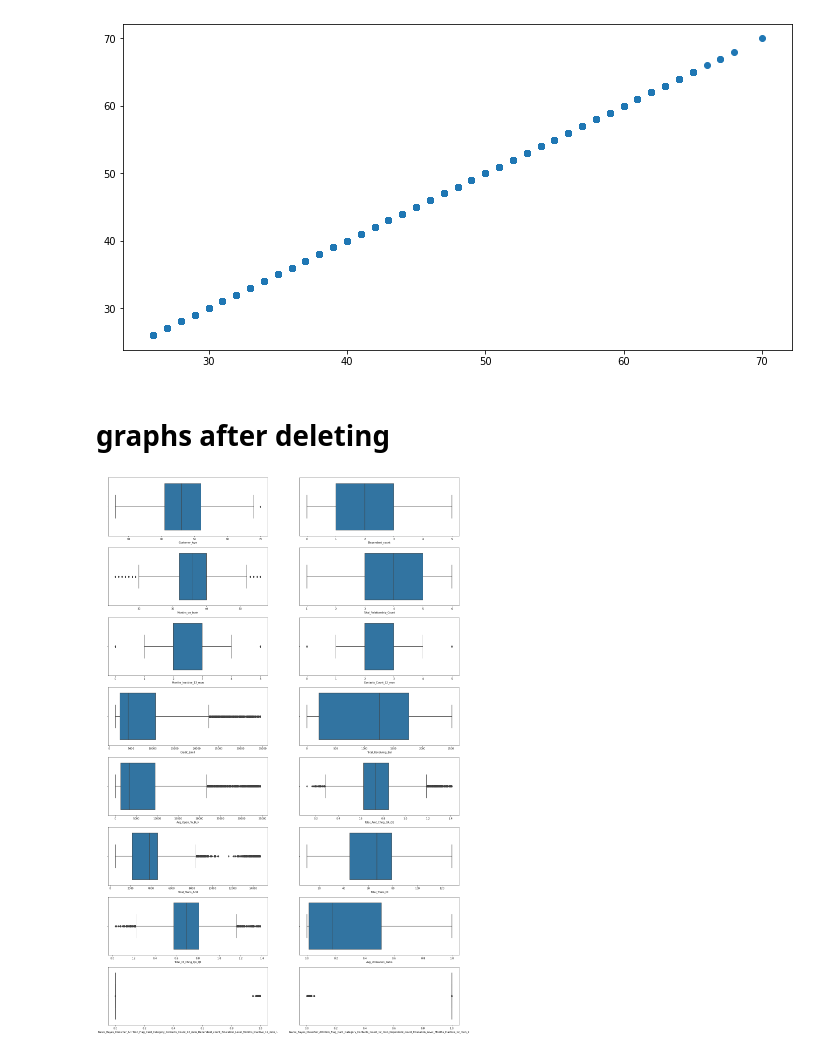
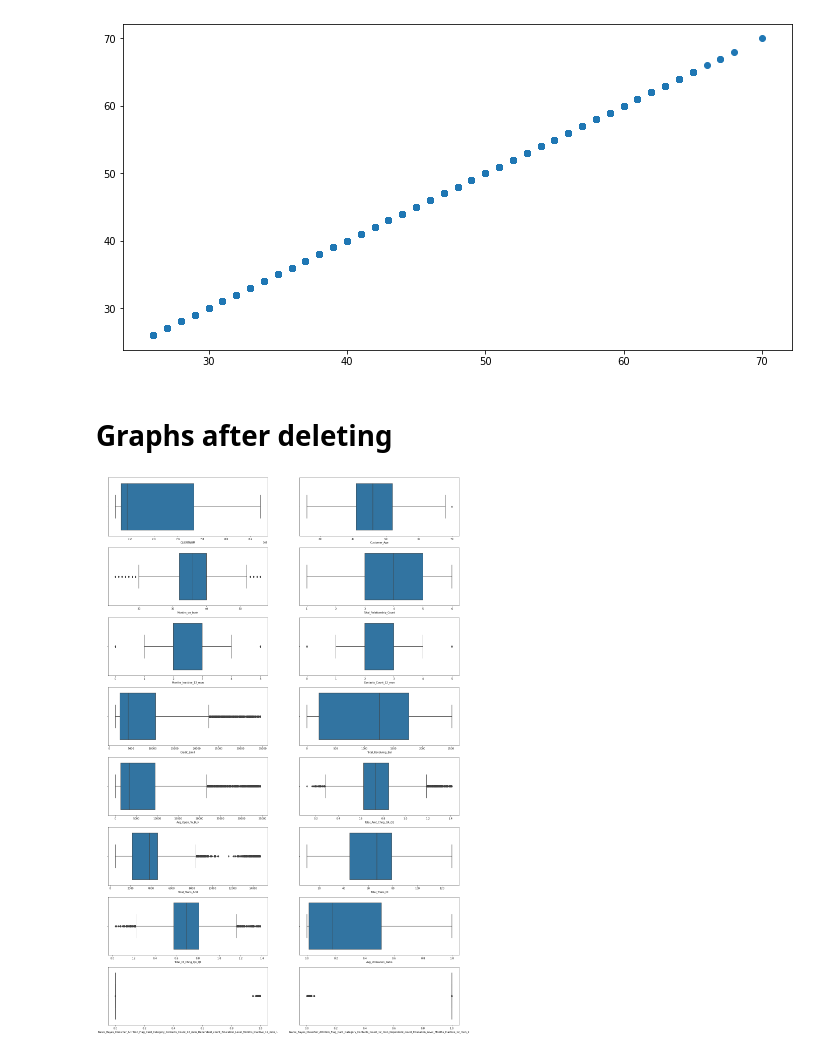
Before and after one commit to rnd4u-org/2021-knu-churn, a Jupyter notebook: Data Pre-Processing.ipynb, the cells around one changed output. Cells and saved outputs as stored; diff of their text form; code cells hidden in the pictures.

```diff
--- a/Data Pre-Processing.ipynb
+++ b/Data Pre-Processing.ipynb
@@ -149,7 +169,7 @@ fig, axs = plt.subplots(8, 2, figsize=(25, 40))
 axes = [item for sublist in axs for item in sublist]
 j = 0
 
-for i in (2, 4) + tuple(range(9, 23)):
+for i in (0,2) + tuple(range(9, 23)):
     sea.boxplot(data=bank, x=bank.columns[i], ax=axes[j])
     j += 1
 
@@ -169,13 +189,8 @@ ax.scatter(bank['Customer_Age'], bank['Customer_Age'])
 # %%
 print(bank.shape)
-for i in names:
-    try:
-        z=np.abs(stats.zscore(bank[i]))
-        bank=bank[(z< 3)]
-    except AttributeError:
-        pass
-    except TypeError:
-        pass
+for i in (0,2) + tuple(range(9, 23)):
+    z=np.abs(stats.zscore(bank[names[i]]))
+    bank=bank[(z< 3)]
 print(bank.shape)
 # %% [output]
 (10127, 23)
@@ -189,16 +204,16 @@ ax.scatter(bank['Customer_Age'], bank['Customer_Age'])
 <matplotlib.collections.PathCollection at 0x...>
 [figure]
 # %% [markdown]
-# graphs after deleting
+# Graphs after deleting
 # %%
 fig, axs = plt.subplots(8, 2, figsize=(25, 40))
 axes = [item for sublist in axs for item in sublist]
 j = 0
 
-for i in (2, 4) + tuple(range(9, 23)):
+for i in (0,2)+ tuple(range(9, 23)):
     sea.boxplot(data=bank, x=bank.columns[i], ax=axes[j])
     j += 1
 
 plt.show()
 # %% [output]
-[figure, old version]
+[figure, new version]
```
Also changed, not shown: parts of 8 cells of this notebook.
